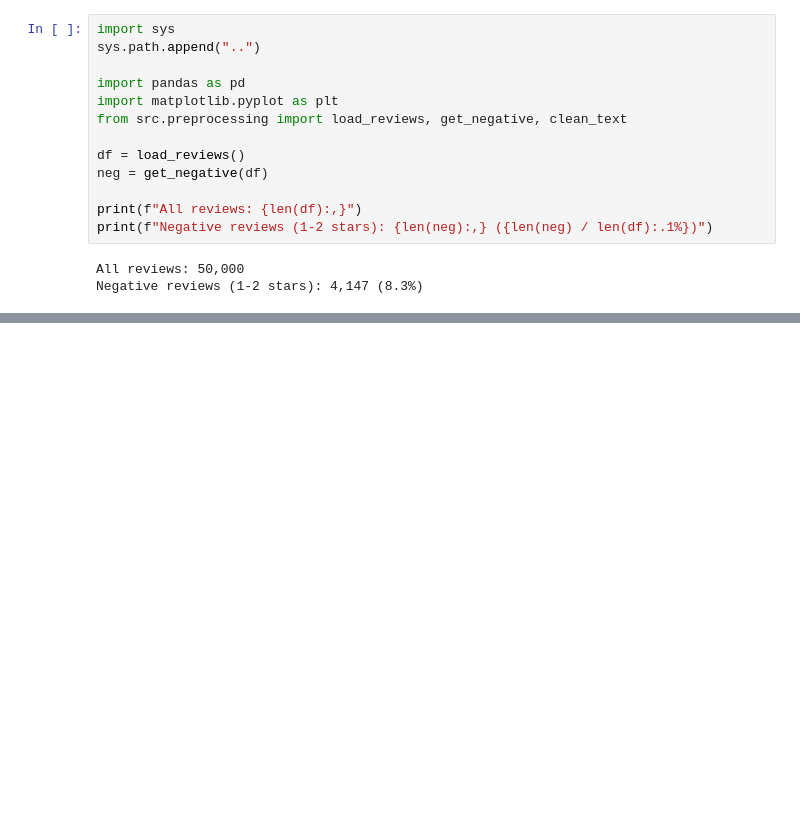
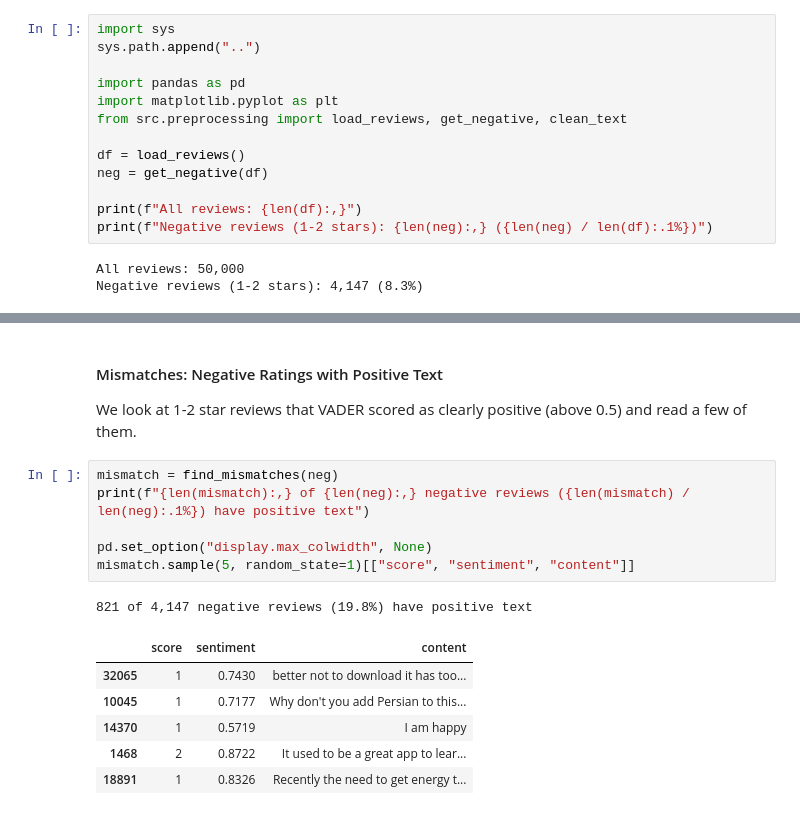
Before and after one commit to Teenna-Pachika/info4360-duolingo-reviews, a Jupyter notebook: notebooks/02_sentiment_topics_path.ipynb, the cells around one changed output, grey strips where cells are left out. Drawn from its saved outputs; the diff is of its cells as text; blank space fills up the shorter version.

```diff
--- a/notebooks/02_sentiment_topics_path.ipynb
+++ b/notebooks/02_sentiment_topics_path.ipynb
@@ -50,0 +65,17 @@ Before analyzing the text, we check the size of the data, missing values, duplic
+# %% [markdown]
+#### Mismatches: Negative Ratings with Positive Text
+We look at 1-2 star reviews that VADER scored as clearly positive (above 0.5) and read a few of them.
+# %%
+mismatch = find_mismatches(neg)
+print(f"{len(mismatch):,} of {len(neg):,} negative reviews ({len(mismatch) / len(neg):.1%}) have positive text")
+
+pd.set_option("display.max_colwidth", None)
+mismatch.sample(5, random_state=1)[["score", "sentiment", "content"]]
+# %% [output]
+821 of 4,147 negative reviews (19.8%) have positive text
+|  | score | sentiment | content |
+| 32065 | 1 | 0.7430 | better not to download it has too... |
+| 10045 | 1 | 0.7177 | Why don't you add Persian to this... |
+| 14370 | 1 | 0.5719 | I am happy |
+| 1468 | 2 | 0.8722 | It used to be a great app to lear... |
+| 18891 | 1 | 0.8326 | Recently the need to get energy t... |
```
Also changed, not shown: parts of 16 cells of this notebook.
